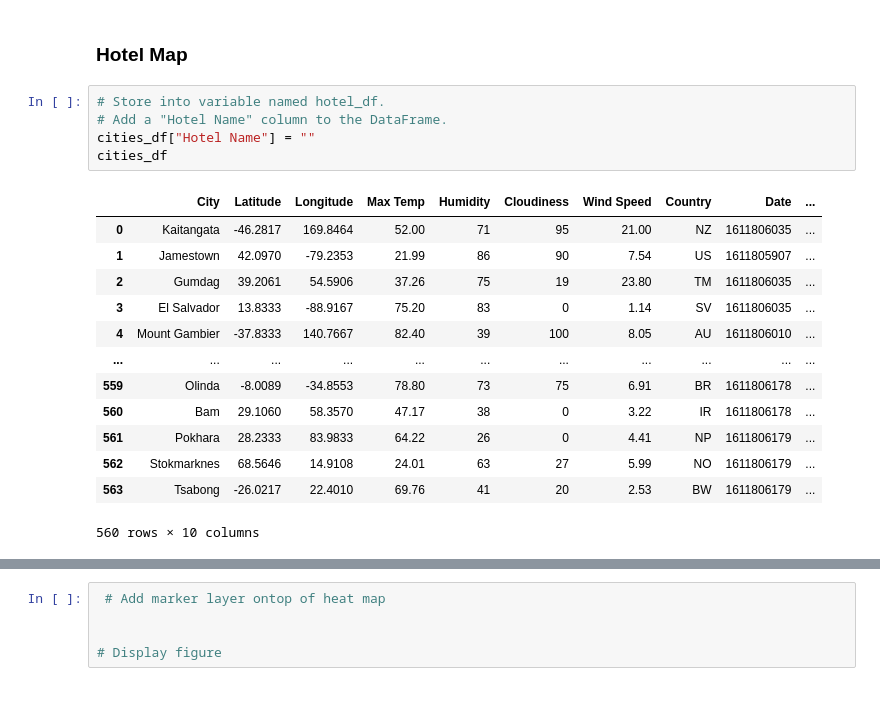
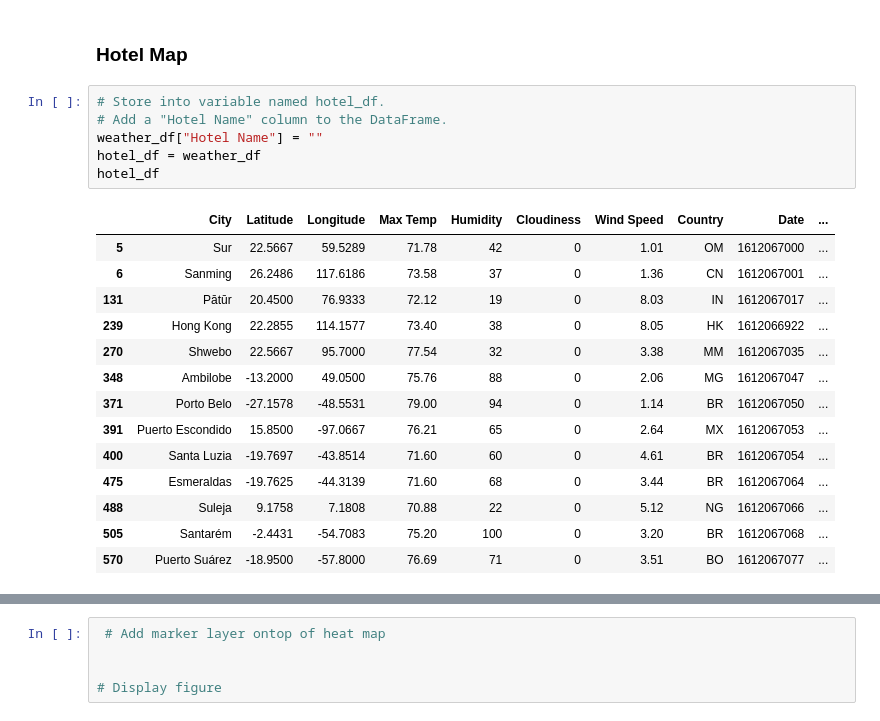
Before and after one commit to HilaryKoerner/Vacation_and_Weather_Analysis, a Jupyter notebook: VacationPy/VacationPy.ipynb, the cells around one changed output, grey strips where cells are left out. Saved outputs shown, nothing was run; the diff lists cells and outputs as text.

Commit message:
used new weather data

```diff
--- a/VacationPy/VacationPy.ipynb
+++ b/VacationPy/VacationPy.ipynb
@@ -91,20 +83,22 @@ weather_df
 # %%
 # Store into variable named hotel_df.
 # Add a "Hotel Name" column to the DataFrame.
-cities_df["Hotel Name"] = ""
-cities_df
+weather_df["Hotel Name"] = ""
+hotel_df = weather_df
+hotel_df
 # %% [output]
 |  | City | Latitude | Longitude | Max Temp | Humidity | Cloudiness | Wind Speed | Country | Date | ... |
-| 0 | Kaitangata | -46.2817 | 169.8464 | 52.00 | 71 | 95 | 21.00 | NZ | 1611806035 | ... |
-| 1 | Jamestown | 42.0970 | -79.2353 | 21.99 | 86 | 90 | 7.54 | US | 1611805907 | ... |
-| 2 | Gumdag | 39.2061 | 54.5906 | 37.26 | 75 | 19 | 23.80 | TM | 1611806035 | ... |
-| 3 | El Salvador | 13.8333 | -88.9167 | 75.20 | 83 | 0 | 1.14 | SV | 1611806035 | ... |
-| 4 | Mount Gambier | -37.8333 | 140.7667 | 82.40 | 39 | 100 | 8.05 | AU | 1611806010 | ... |
-| ... | ... | ... | ... | ... | ... | ... | ... | ... | ... | ... |
-| 559 | Olinda | -8.0089 | -34.8553 | 78.80 | 73 | 75 | 6.91 | BR | 1611806178 | ... |
-| 560 | Bam | 29.1060 | 58.3570 | 47.17 | 38 | 0 | 3.22 | IR | 1611806178 | ... |
-| 561 | Pokhara | 28.2333 | 83.9833 | 64.22 | 26 | 0 | 4.41 | NP | 1611806179 | ... |
-| 562 | Stokmarknes | 68.5646 | 14.9108 | 24.01 | 63 | 27 | 5.99 | NO | 1611806179 | ... |
-| 563 | Tsabong | -26.0217 | 22.4010 | 69.76 | 41 | 20 | 2.53 | BW | 1611806179 | ... |
+| 5 | Sur | 22.5667 | 59.5289 | 71.78 | 42 | 0 | 1.01 | OM | 1612067000 | ... |
+| 6 | Sanming | 26.2486 | 117.6186 | 73.58 | 37 | 0 | 1.36 | CN | 1612067001 | ... |
+| 131 | Pātūr | 20.4500 | 76.9333 | 72.12 | 19 | 0 | 8.03 | IN | 1612067017 | ... |
+| 239 | Hong Kong | 22.2855 | 114.1577 | 73.40 | 38 | 0 | 8.05 | HK | 1612066922 | ... |
+| 270 | Shwebo | 22.5667 | 95.7000 | 77.54 | 32 | 0 | 3.38 | MM | 1612067035 | ... |
+| 348 | Ambilobe | -13.2000 | 49.0500 | 75.76 | 88 | 0 | 2.06 | MG | 1612067047 | ... |
+| 371 | Porto Belo | -27.1578 | -48.5531 | 79.00 | 94 | 0 | 1.14 | BR | 1612067050 | ... |
+| 391 | Puerto Escondido | 15.8500 | -97.0667 | 76.21 | 65 | 0 | 2.64 | MX | 1612067053 | ... |
+| 400 | Santa Luzia | -19.7697 | -43.8514 | 71.60 | 60 | 0 | 4.61 | BR | 1612067054 | ... |
+| 475 | Esmeraldas | -19.7625 | -44.3139 | 71.60 | 68 | 0 | 3.44 | BR | 1612067064 | ... |
+| 488 | Suleja | 9.1758 | 7.1808 | 70.88 | 22 | 0 | 5.12 | NG | 1612067066 | ... |
+| 505 | Santarém | -2.4431 | -54.7083 | 75.20 | 100 | 0 | 3.20 | BR | 1612067068 | ... |
+| 570 | Puerto Suárez | -18.9500 | -57.8000 | 76.69 | 71 | 0 | 3.51 | BO | 1612067077 | ... |
-560 rows × 10 columns
 # %%
```
Also changed, not shown: parts of 8 cells of this notebook, 1 other file.
